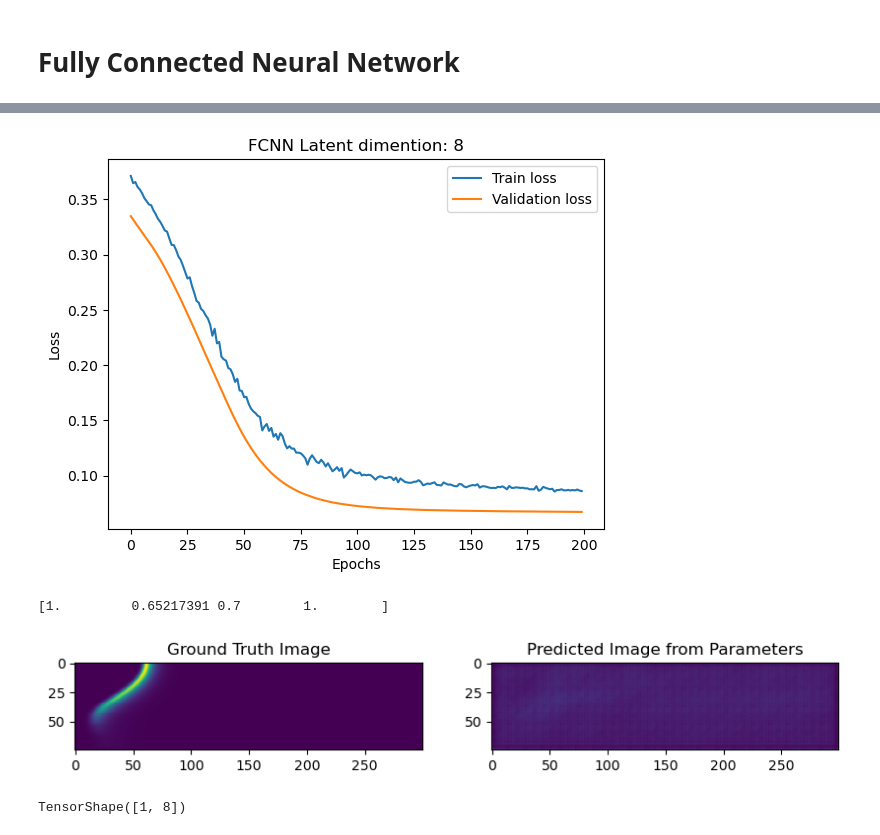
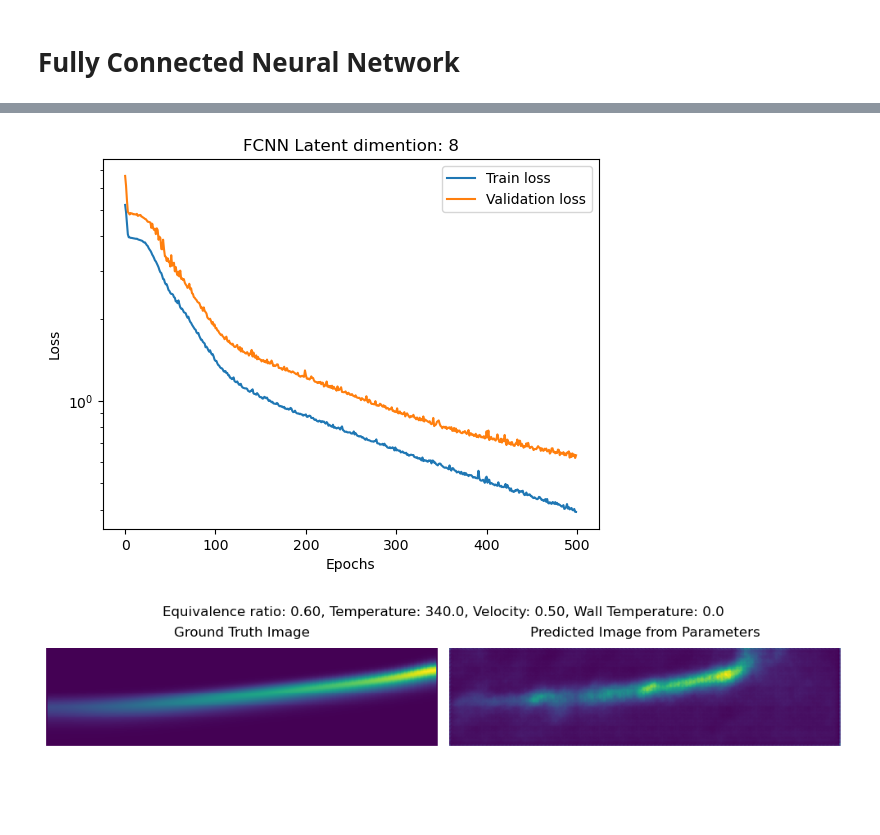
Before and after one commit to zzhuqshun/ML-for-dynamical-system, a Jupyter notebook: Autoencoder.ipynb, the cells around one changed output, grey strips where cells are left out. Cells and saved outputs as stored; diff of their text form; code cells hidden in the pictures; blank space fills up the shorter version.

```diff
--- a/Autoencoder.ipynb
+++ b/Autoencoder.ipynb
@@ -407,5 +407,5 @@ VAE.compile(optimizer=tf.keras.optimizers.Adam(learning_rate=1e-4), loss='binary
 # early_stopping = tf.keras.callbacks.EarlyStopping(monitor='val_loss', patience=10, restore_best_weights=True)
 # hist_cae = CAE.fit(train_data, train_data,epochs=200,batch_size = 8,validation_data=(test_data, test_data), callbacks=[early_stopping])
 
-hist_cae = CAE.fit(train_data, train_data,epochs=200,batch_size = 8,validation_data=(test_data, test_data))
+hist_cae = CAE.fit(train_data, train_data,epochs=300,batch_size = 8,validation_data=(test_data, test_data))
 # %% [output]
@@ -587,56 +612,43 @@ Epoch 200/200
 loss_map = hist_mapping.history['loss']
 val_loss_map = hist_mapping.history['val_loss']
 
-# plt.semilogy(loss_map, label ='Train loss')
-# plt.semilogy(val_loss_map, label = 'Validation loss')
-plt.plot(loss_map, label ='Train loss')
-plt.plot(val_loss_map, label = 'Validation loss')
+plt.semilogy(loss_map, label ='Train loss')
+plt.semilogy(val_loss_map, label = 'Validation loss')
+# plt.plot(loss_map, label ='Train loss')
+# plt.plot(val_loss_map, label = 'Validation loss')
 plt.xlabel('Epochs')
 plt.ylabel('Loss')
 plt.title(f'FCNN Latent dimention: {latent_dim}')
 plt.legend()
 plt.show()
 # %% [output]
-[figure, old version]
+[figure, new version]
 # %%
-# new_params = []
-
-# for i in range(df.shape[1]):
-#     value = np.random.uniform(0, 1)
-#     while value in df[:, i]:
-#         value = np.random.uniform(0, 1)
-#     new_params.append(value)
-
-# new_params = np.array([new_params])
-# new_params = tf.convert_to_tensor(new_params, dtype=tf.float32)
-
-idx = 100
-# 20, 100, 170
+idx = 20
+# 20, 32, 100, 170, 230
 
 new_params = df[idx]
-print(df[idx])
 params = np.expand_dims(new_params, axis=0)
 latent_data = mapping(params)
-pred_img = CAE.decoder(latent_data)
-pred_img = np.squeeze(pred_img.numpy())
+pred_img = (CAE.decoder(latent_data)).numpy()
 
 #plot the predicted image vs the ground truth
-fig = plt.figure(figsize=(10, 10))
-columns = 2
-rows = 1
+fig = plt.figure(figsize=(10, 2))
 img = Qdot[idx]
-ax = fig.add_subplot(rows, columns, 1)
+fig.suptitle(f'Equivalence ratio: {condition[idx][0] * 0.001:.2f}, '
+                       f'Temperature: {condition[idx][1]}, '
+                       f'Velocity: {condition[idx][2] * 0.01:.2f}, '
+                       f'Wall Temperature: {condition[idx][3]}')
+ax = fig.add_subplot(1, 2, 1)
 plt.imshow(np.squeeze(img))
-plt.title("Ground Truth Image")
+plt.axis('off')
+plt.title("Ground Truth Image", pad=10)
 
-ax = fig.add_subplot(rows, columns, 2)
-plt.imshow(pred_img)
-plt.title("Predicted Image from Parameters")
+ax = fig.add_subplot(1, 2, 2)
+plt.imshow(np.squeeze(pred_img))
+plt.title("Predicted Image from Parameters", pad=10)
+plt.axis('off')
+plt.tight_layout()
 plt.show()
 # %% [output]
-[1.         0.65217391 0.7        1.        ]
-[figure, old version]
+[figure, new version]
-# %%
-latent_data.shape
-# %% [output]
-TensorShape([1, 8])
```
Also changed, not shown: parts of 8 cells of this notebook, 4 other files.
